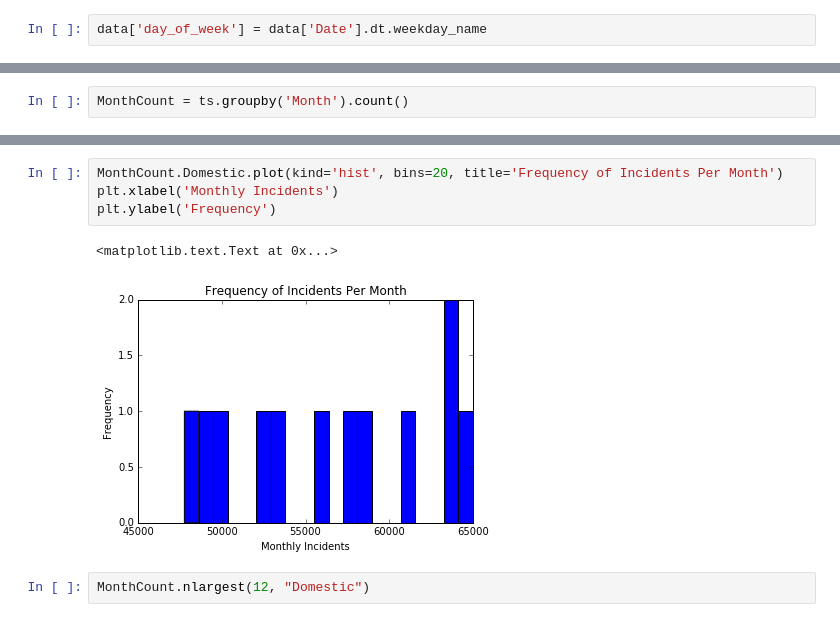
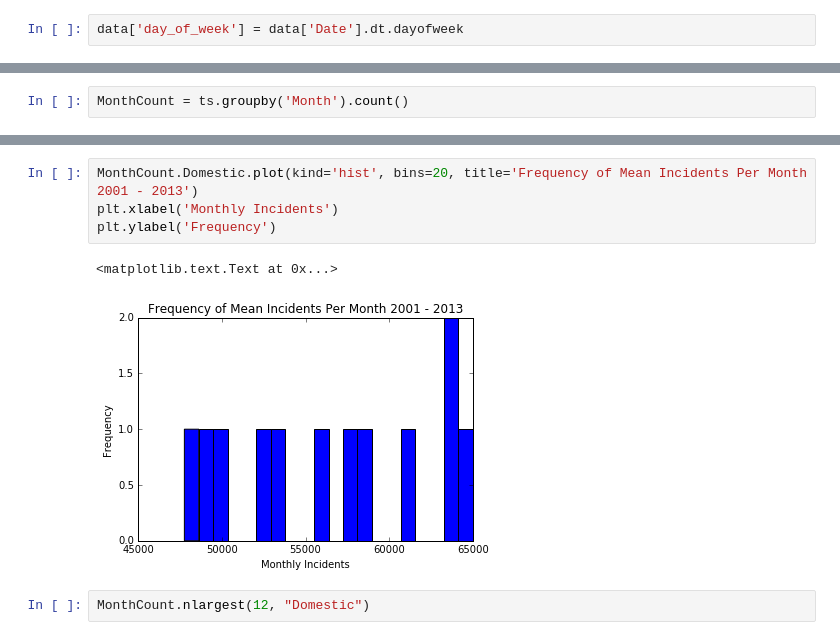
Before and after one commit to kfstieler/ds-sf-29, a Jupyter notebook: projects/final-projects/03-exploratory-analysis/Chicago_EDA.ipynb, the cells around one changed output, grey strips where cells are left out. Drawn from its saved outputs; the diff is of its cells as text.

```diff
--- a/projects/final-projects/03-exploratory-analysis/Chicago_EDA.ipynb
+++ b/projects/final-projects/03-exploratory-analysis/Chicago_EDA.ipynb
@@ -68,5 +69,5 @@ dtype: object
 # %%
-data['day_of_week'] = data['Date'].dt.weekday_name
+data['day_of_week'] = data['Date'].dt.dayofweek
 # %%
 data['Month'] = data['Date'].dt.month
 # %%
@@ -338,10 +321,10 @@ MonthCount.describe()
 # %%
-MonthCount.Domestic.plot(kind='hist', bins=20, title='Frequency of Incidents Per Month')
+MonthCount.Domestic.plot(kind='hist', bins=20, title='Frequency of Mean Incidents Per Month 2001 - 2013')
 plt.xlabel('Monthly Incidents')
 plt.ylabel('Frequency')
 # %% [output]
 <matplotlib.text.Text at 0x...>
-[figure, old version]
+[figure, new version]
 # %%
 MonthCount.nlargest(12, "Domestic")
 # %% [output]
```
Also changed, not shown: parts of 34 cells of this notebook.
